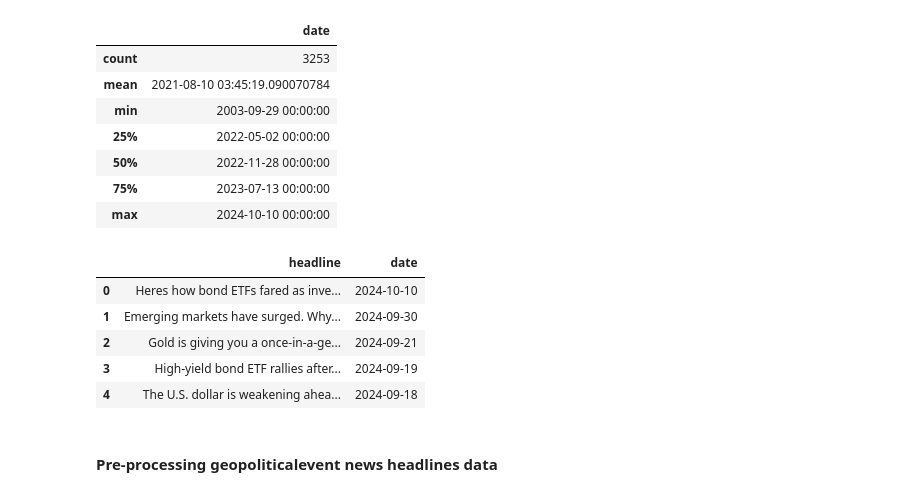
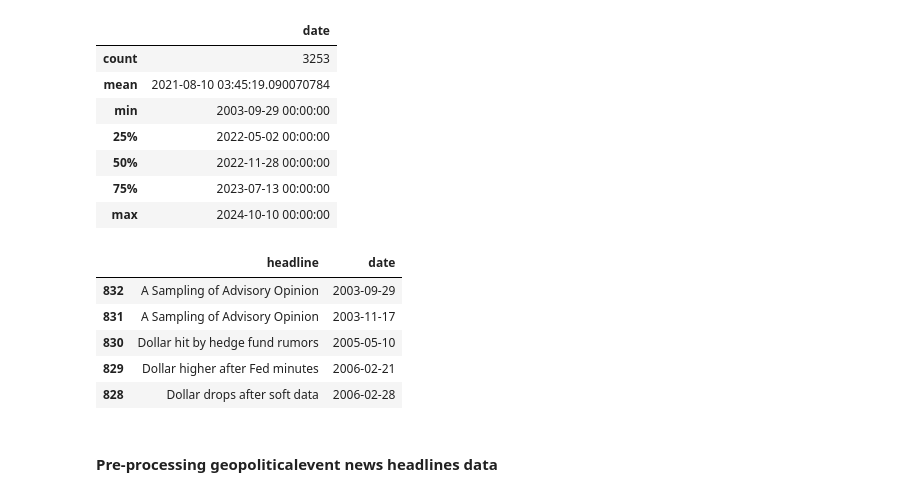
Before and after one commit to aalaka/gold-price-prediction, a Jupyter notebook: Sentiment_Analysis.ipynb, the cells around one changed output. Saved outputs shown, nothing was run; the diff lists cells and outputs as text; code cells hidden in the pictures.

```diff
--- a/Sentiment_Analysis.ipynb
+++ b/Sentiment_Analysis.ipynb
@@ -238,16 +238,16 @@ df_usd.describe()
 | 75% | 2023-07-13 00:00:00 |
 | max | 2024-10-10 00:00:00 |
 # %%
-# USD
-df_usd_clean = df_usd.copy()
+ df_usd_clean = df_usd.copy()
+df_usd_clean.sort_values(by='date', inplace=True)
 df_usd_clean.head()
 # %% [output]
 |  | headline | date |
-| 0 | Heres how bond ETFs fared as inve... | 2024-10-10 |
-| 1 | Emerging markets have surged. Why... | 2024-09-30 |
-| 2 | Gold is giving you a once-in-a-ge... | 2024-09-21 |
-| 3 | High-yield bond ETF rallies after... | 2024-09-19 |
-| 4 | The U.S. dollar is weakening ahea... | 2024-09-18 |
+| 832 | A Sampling of Advisory Opinion | 2003-09-29 |
+| 831 | A Sampling of Advisory Opinion | 2003-11-17 |
+| 830 | Dollar hit by hedge fund rumors | 2005-05-10 |
+| 829 | Dollar higher after Fed minutes | 2006-02-21 |
+| 828 | Dollar drops after soft data | 2006-02-28 |
 # %% [markdown]
 #### Pre-processing geopoliticalevent news headlines data
 # %%
```
Also changed, not shown: parts of 12 cells of this notebook, 6 other files.
